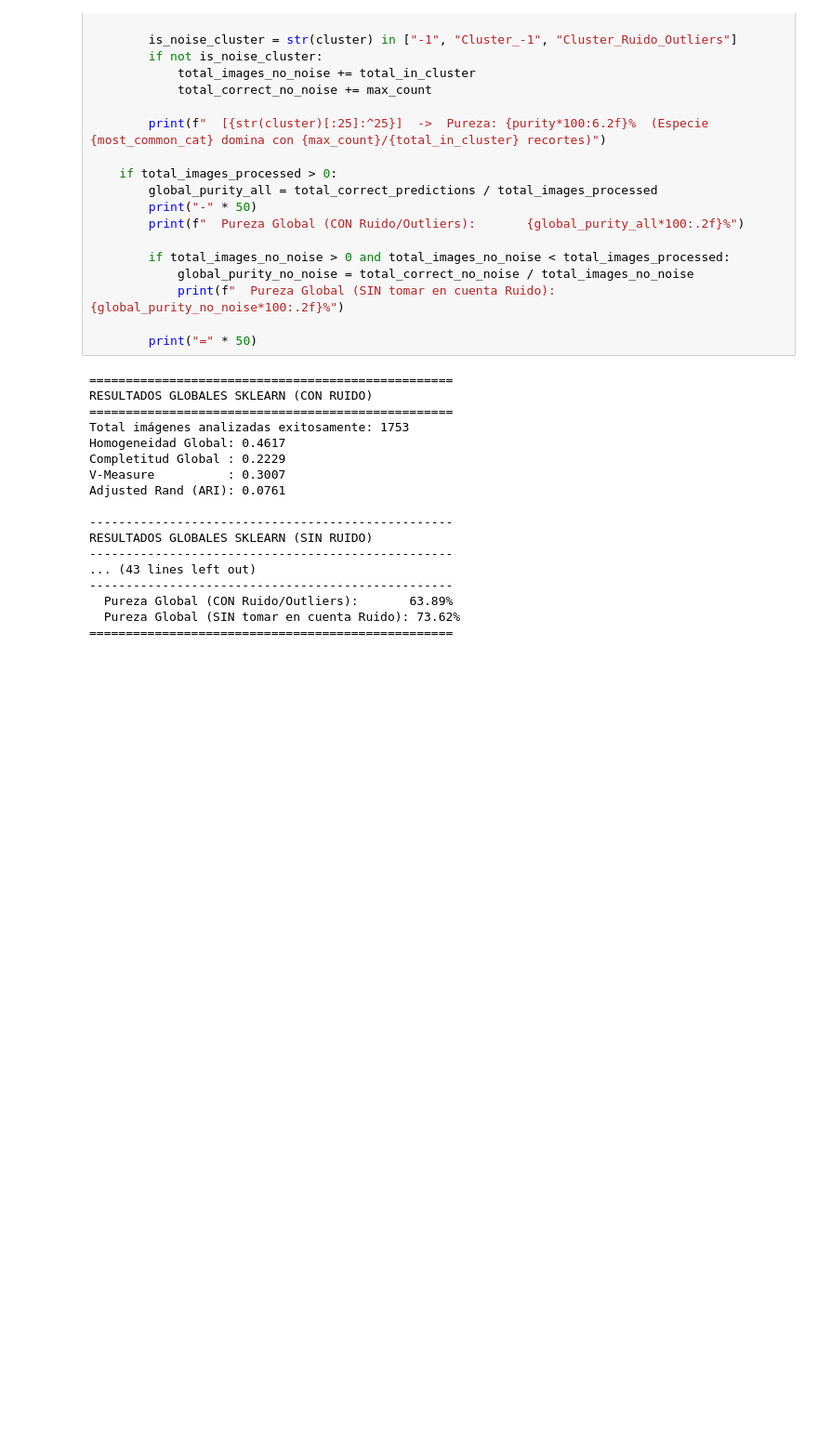
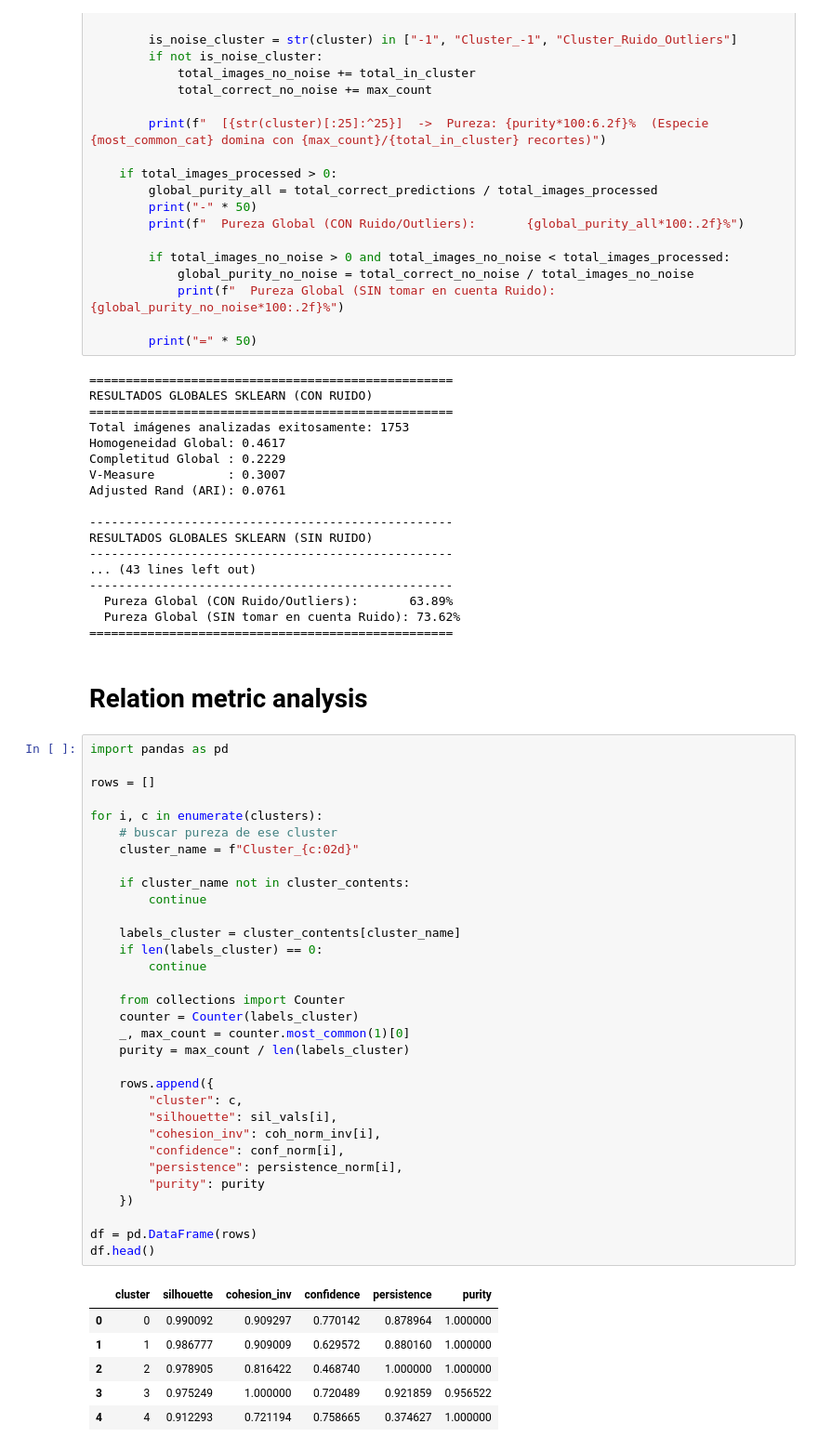
Before and after one commit to arielpincayy/iwildcam_preprocessing_pipeline, a Jupyter notebook: clustering_pipeline.ipynb, the cells around one changed output. Shown at 93% size. Saved outputs shown, nothing was run; the diff lists cells and outputs as text; blank space fills up the shorter version.

Commit message:
add relation metrics analysis

```diff
--- a/clustering_pipeline.ipynb
+++ b/clustering_pipeline.ipynb
@@ -728,3 +728,44 @@ RESULTADOS GLOBALES SKLEARN (SIN RUIDO)
   Pureza Global (CON Ruido/Outliers):       63.89%
   Pureza Global (SIN tomar en cuenta Ruido): 73.62%
 ==================================================
+# %% [markdown]
+# Relation metric analysis
+# %%
+import pandas as pd
+
+rows = []
+
+for i, c in enumerate(clusters):
+    # buscar pureza de ese cluster
+    cluster_name = f"Cluster_{c:02d}"
+
+    if cluster_name not in cluster_contents:
+        continue
+
+    labels_cluster = cluster_contents[cluster_name]
+    if len(labels_cluster) == 0:
+        continue
+
+    from collections import Counter
+    counter = Counter(labels_cluster)
+    _, max_count = counter.most_common(1)[0]
+    purity = max_count / len(labels_cluster)
+
+    rows.append({
+        "cluster": c,
+        "silhouette": sil_vals[i],
+        "cohesion_inv": coh_norm_inv[i],
+        "confidence": conf_norm[i],
+        "persistence": persistence_norm[i],
+        "purity": purity
+    })
+
+df = pd.DataFrame(rows)
+df.head()
+# %% [output]
+|  | cluster | silhouette | cohesion_inv | confidence | persistence | purity |
+| 0 | 0 | 0.990092 | 0.909297 | 0.770142 | 0.878964 | 1.000000 |
+| 1 | 1 | 0.986777 | 0.909009 | 0.629572 | 0.880160 | 1.000000 |
+| 2 | 2 | 0.978905 | 0.816422 | 0.468740 | 1.000000 | 1.000000 |
+| 3 | 3 | 0.975249 | 1.000000 | 0.720489 | 0.921859 | 0.956522 |
+| 4 | 4 | 0.912293 | 0.721194 | 0.758665 | 0.374627 | 1.000000 |
```
Also changed, not shown: parts of 4 cells of this notebook.
